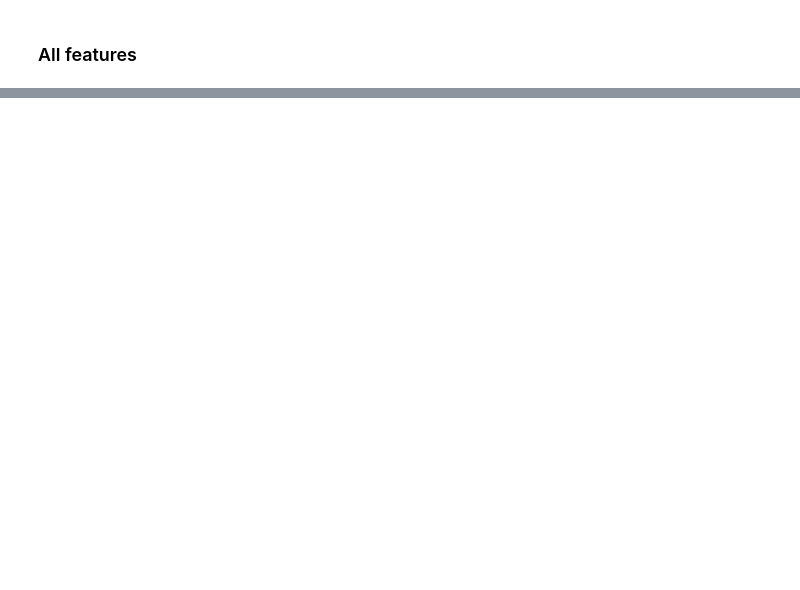
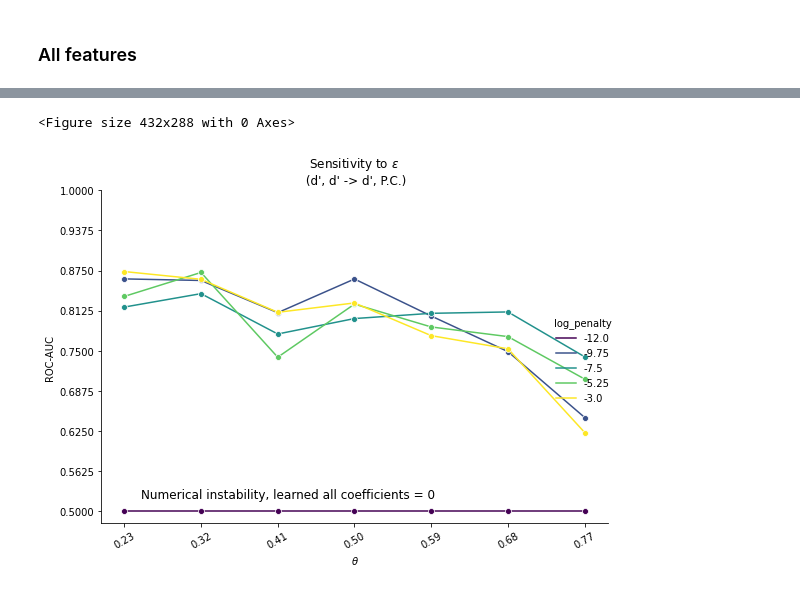
Before and after one commit to kaiser-dan/proj_naive-embedded-reconstruction, a Jupyter notebook: notebooks/viz/viz_EMB_ex29.ipynb, the cells around one changed output, grey strips where cells are left out. Drawn from its saved outputs; the diff is of its cells as text; code cells hidden in the pictures; blank space fills up the shorter version.

```diff
--- a/notebooks/viz/viz_EMB_ex29.ipynb
+++ b/notebooks/viz/viz_EMB_ex29.ipynb
@@ -430,0 +428,45 @@ TypeError: unhashable type: 'list'
+# %%
+metadata_eps = {
+    "PROJECT_ID": "EMB_ex29",
+    "RESEARCHERS": "DK",
+    "CURRENT_VERSION": "v2.4.3",
+    "DATE": "20230329"
+}
+TAG_eps = "{PROJECT_ID}{CURRENT_VERSION}_{RESEARCHERS}_{DATE}".format(**metadata_eps)
+
+df_eps = pd.read_csv(f"../../results/dataframes/dataframe_{TAG_eps}.csv")
+# %%
+# Instantiate figure, subset relevant data
+plt.figure()
+df_ = df_eps.loc[(df_eps.theta > 0.2) & (df_eps.theta < 0.8)]
+
+# Plotting data
+sns.relplot(
+    data=df_, kind="line",
+    x="theta", y="auroc",
+    hue="log_penalty", palette="viridis",
+    marker="o",
+    height=6, aspect=1.2,
+)
+
+# Axes configuration
+# plt.hlines(0.5, 0.2, 0.8, linestyles="dashed", colors="gray")
+plt.xticks(
+    [float(np.format_float_scientific(x, precision=1)) for x in set(df_["theta"])],
+    rotation=30
+)
+plt.xlabel("$\\theta$")
+
+plt.yticks(np.linspace(0.5, 1, endpoint=True, num=8+1))
+plt.ylabel("ROC-AUC")
+
+# Figure-level attributes
+plt.text(0.25, 0.52, "Numerical instability, learned all coefficients = 0", fontdict={"size": 12})
+plt.title("Sensitivity to $\\epsilon$ \n (d', d' -> d', P.C.)")
+
+# Save plot
+plt.tight_layout()
+plt.savefig("../../results/plots/line_auroc-pfi_ex29v2.4.3_epsilon_sensitivity.png", facecolor="white", transparent=False)
+# %% [output]
+<Figure size 432x288 with 0 Axes>
+[figure, added]
```
Also changed, not shown: parts of 16 cells of this notebook, 8 other files.
